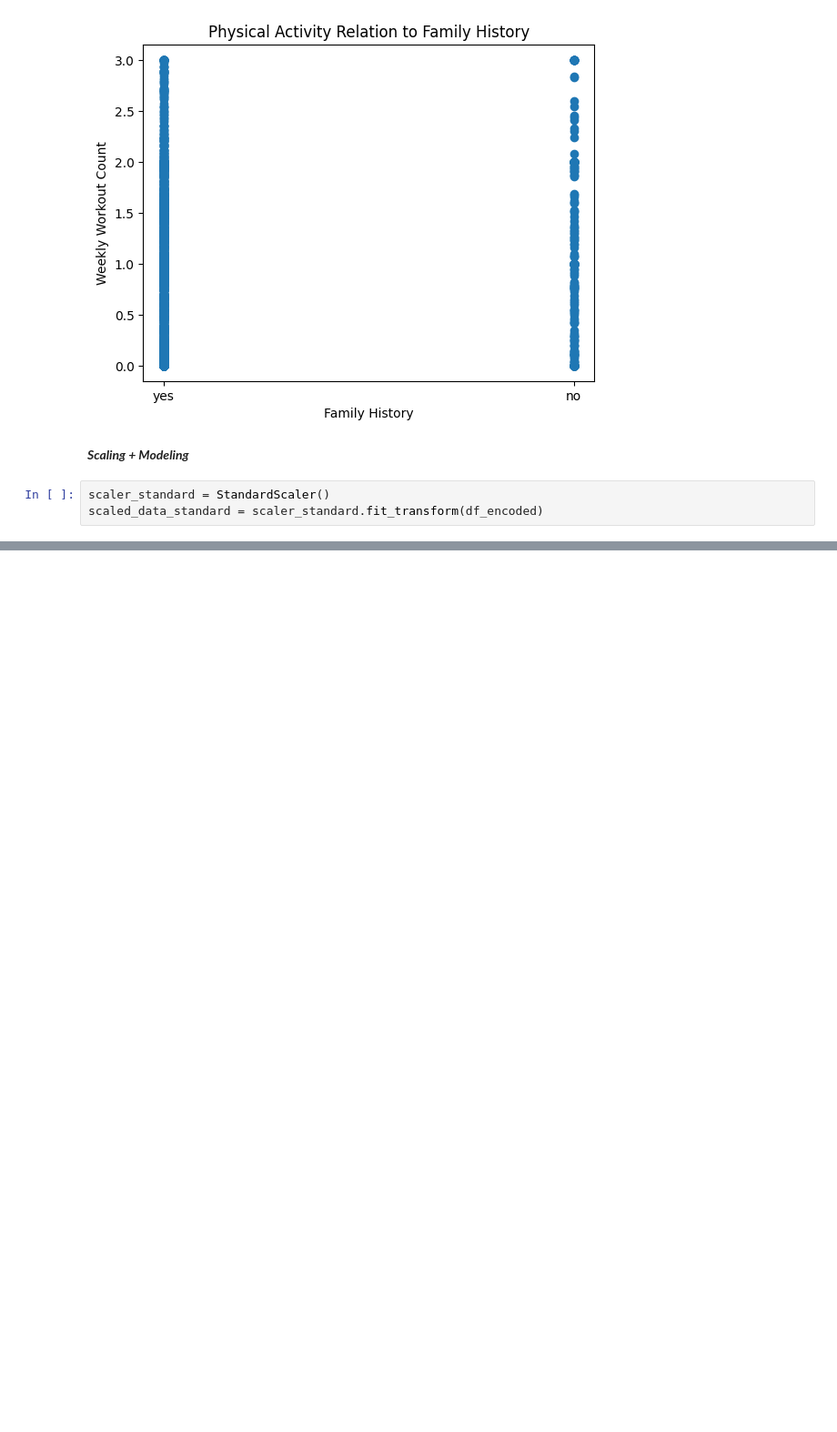
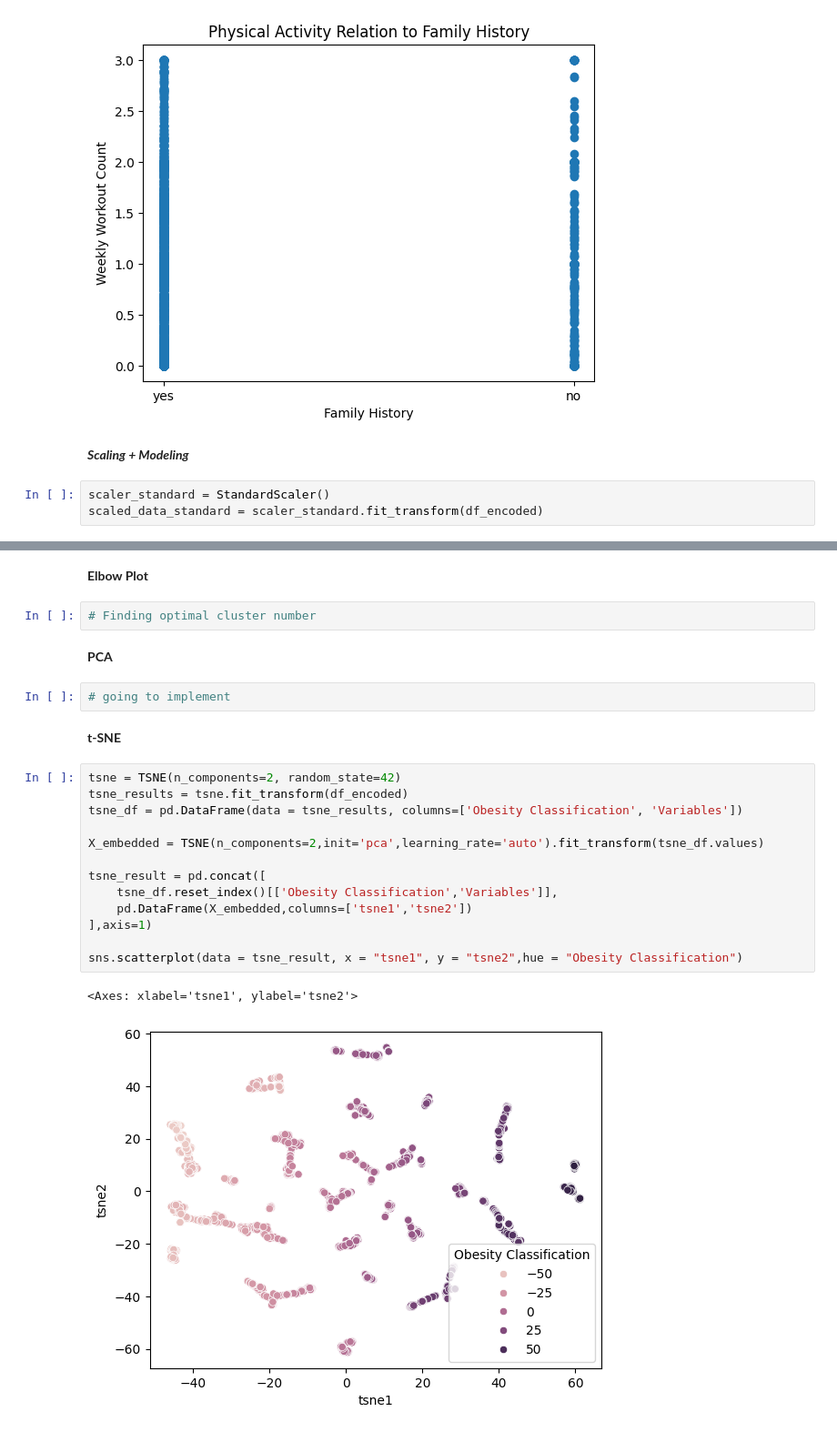
Before and after one commit to joliebao/TCS-Data-Science-Obesity, a Jupyter notebook: TCS_DataScience_Obesity.ipynb, the cells around one changed output, grey strips where cells are left out. Shown at 91% size. Cells and saved outputs as stored; diff of their text form; blank space fills up the shorter version.

Commit message:
Color coded t-SNE graph

```diff
--- a/TCS_DataScience_Obesity.ipynb
+++ b/TCS_DataScience_Obesity.ipynb
@@ -549,0 +531,26 @@ plt.show()
+# %% [markdown]
+**Elbow Plot**
+# %%
+# Finding optimal cluster number
+# %% [markdown]
+**PCA**
+# %%
+# going to implement
+# %% [markdown]
+**t-SNE**
+# %%
+tsne = TSNE(n_components=2, random_state=42)
+tsne_results = tsne.fit_transform(df_encoded)
+tsne_df = pd.DataFrame(data = tsne_results, columns=['Obesity Classification', 'Variables'])
+
+X_embedded = TSNE(n_components=2,init='pca',learning_rate='auto').fit_transform(tsne_df.values)
+
+tsne_result = pd.concat([
+    tsne_df.reset_index()[['Obesity Classification','Variables']],
+    pd.DataFrame(X_embedded,columns=['tsne1','tsne2'])
+],axis=1)
+
+sns.scatterplot(data = tsne_result, x = "tsne1", y = "tsne2",hue = "Obesity Classification")
+# %% [output]
+<Axes: xlabel='tsne1', ylabel='tsne2'>
+[figure, added]
```
Also changed, not shown: parts of 3 cells of this notebook.
